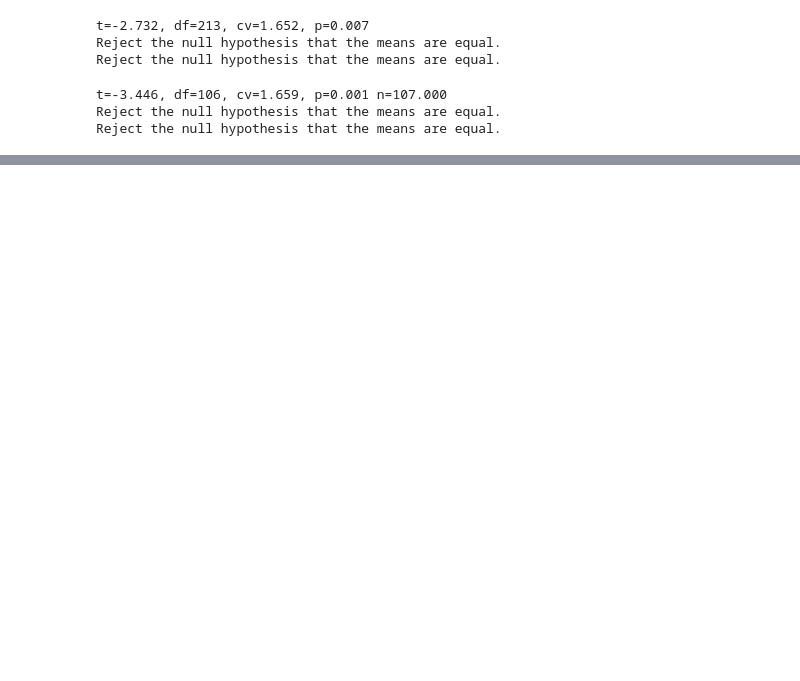
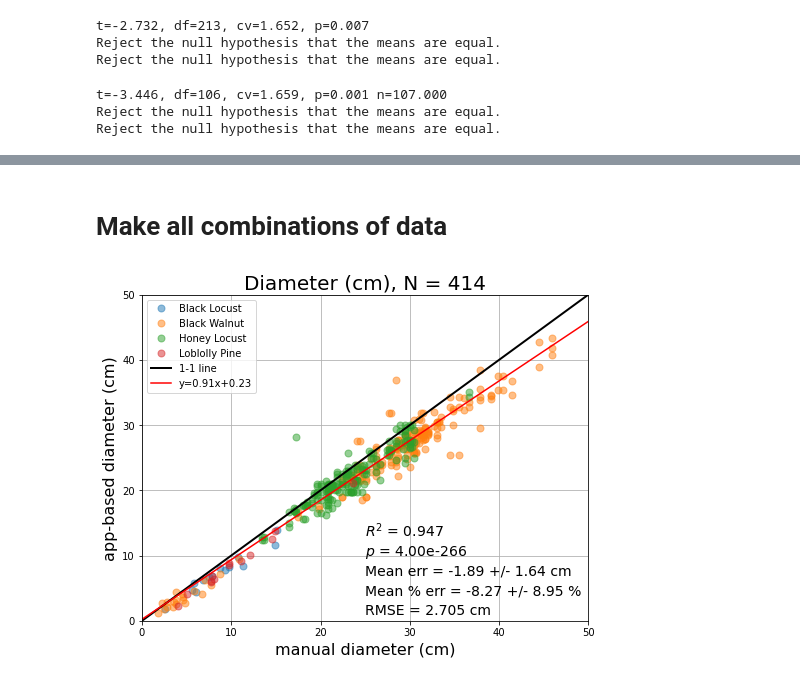
Before and after one commit to WorkingTrees/SamplingPaper, a Jupyter notebook: code/00_compile_data_test.ipynb, the cells around one changed output, grey strips where cells are left out. Saved outputs shown, nothing was run; the diff lists cells and outputs as text; code cells hidden in the pictures; blank space fills up the shorter version.

Commit message:
add all combos

```diff
--- a/code/00_compile_data_test.ipynb
+++ b/code/00_compile_data_test.ipynb
@@ -589,0 +572,4 @@ computed uncertainty (T CO2e) = 6.802241045898112e-33
+# %% [markdown]
+# Make all combinations of data
+# %%
+catawba = pd.read_csv("../data/catawba_05_22.csv")
@@ -589,0 +598,57 @@ computed uncertainty (T CO2e) = 6.802241045898112e-33
+# %%
+all_combos = pd.concat(tlist, axis = 0).reset_index(drop= True)
+# %%
+catdf = pd.DataFrame([catawba['diam'].values, catawba['diam_app'].values, catawba['species'].values]).T
+catdf['site'] = 'catawba'
+catdf.columns = ['manual','app','species','site']
+
+all_data = pd.concat([all_combos,catdf], ignore_index=True)
+# %%
+diam_all = all_data.copy().dropna()
+
+# Diam linear regression grouped by species
+
+groups = diam_all.groupby('species')
+
+# Plot
+fig, ax = plt.subplots(figsize = (8,6))
+
+for name, group in groups:
+    ax.plot(group['manual'], group['app'], marker='o', linestyle='', ms=7, label=name, alpha = 0.5)
+
+# Plot 1-1 line
+ax.plot([0,300],[0,300],'k-', lw=2, label = '1-1 line')
+
+# Compute regression
+slope, intercept, r_value, p_value, std_err = stats.linregress(diam_all['manual'].astype(float), diam_all['app'].astype(float))
+
+# Mean absolute error
+mae = np.nanmean((diam_all['app'] - diam_all['manual']))
+mae_std = np.nanstd(abs(diam_all['app'] - diam_all['manual']))
+mape = np.nanmean(((diam_all['app'] - diam_all['manual']) / diam_all['manual'])) * 100
+mape_std = np.nanstd(((diam_all['app'] - diam_all['manual']) / diam_all['manual'])) * 100
+rmse = ((diam_all['app'] - diam_all['manual']) ** 2).mean() ** .5
+
+# regression line
+line = slope*np.linspace(0,300)+ intercept
+plt.plot(np.linspace(0,300), line, 'r', label='y={:.2f}x+{:.2f}'.format(slope,intercept))
+plt.annotate("$R^2$ = {}".format(str(r_value**2)[:5]), [25,13], size = 14)
+plt.annotate("$p$ = {:.2e}".format(p_value), [25,10], size = 14)
+plt.annotate("Mean err = {} +/- {} cm".format(str(round(mae,5))[:5],str(round(mae_std,2))), [25,7], size = 14)
+plt.annotate("Mean % err = {} +/- {} %".format(str(round(mape,5))[:5],str(round(mape_std,2))), [25,4], size = 14)
+plt.annotate("RMSE = {} cm".format(str(round(rmse,5))[:5],), [25,1], size = 14)
+
+ax.legend()
+ax.set_xlim(0,50)
+ax.set_ylim(0,50)
+
+plt.xlabel("manual diameter (cm)", size = 16)
+plt.ylabel("app-based diameter (cm)", size = 16)
+
+
+titlestr = "Diameter (cm), N = {}".format(str(len(diam_all)))
+plt.title(titlestr, size = 20)
+plt.grid()
+plt.show()
+# %% [output]
+[figure, added]
```
Also changed, not shown: parts of 16 cells of this notebook.
